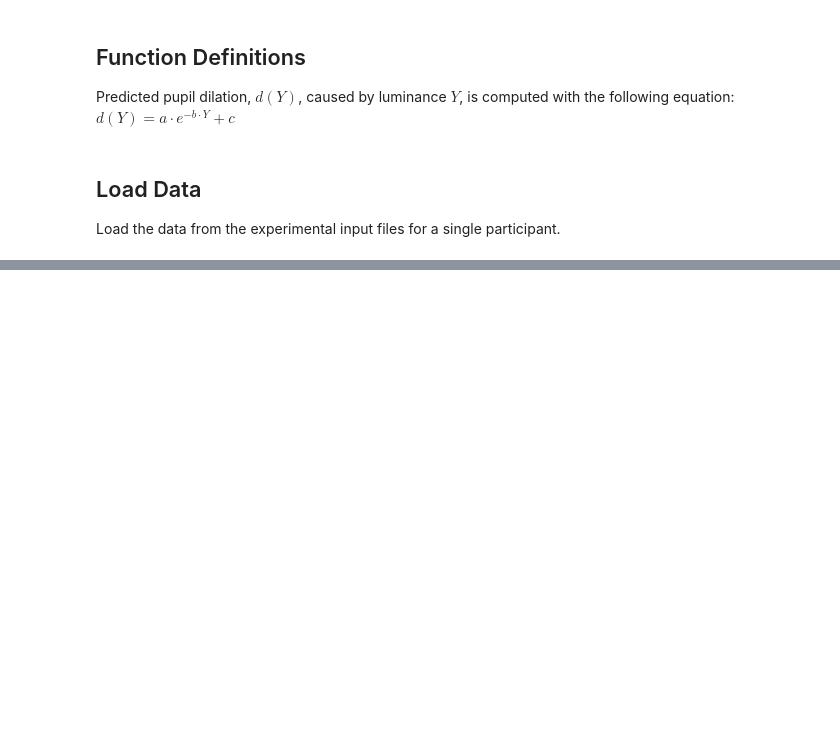
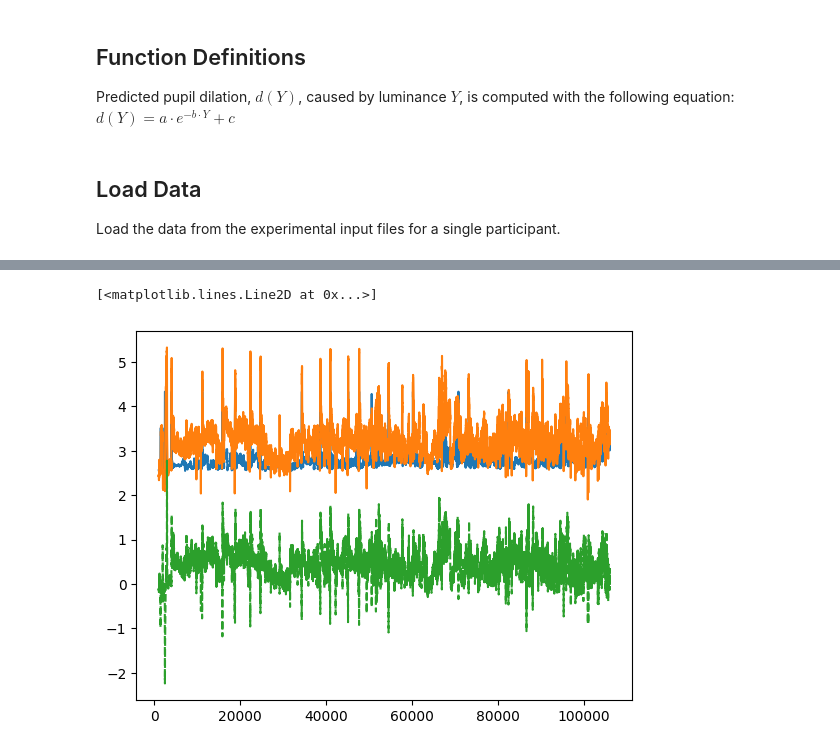
Before and after one commit to courtnicole/3d-path-cognition, a Jupyter notebook: demo.ipynb, the cells around one changed output, grey strips where cells are left out. Drawn from its saved outputs; the diff is of its cells as text; code cells hidden in the pictures; blank space fills up the shorter version.

```diff
--- a/demo.ipynb
+++ b/demo.ipynb
@@ -171,0 +157,13 @@ result = exp_mod.fit(y, params, x=x)
+# %%
+start = 1000
+plot_x = lookup_luminance_pupil_data[start:]['Luminance']
+predicted_plr = pupil_func(plot_x, a, b, c)
+
+plot_dif = lookup_luminance_pupil_data[start:]['pupilDiameter'] - predicted_plr
+
+plt.plot(lookup_luminance_pupil_data.index[start:], predicted_plr, '-', label='predicted')
+plt.plot(lookup_luminance_pupil_data.index[start:], lookup_luminance_pupil_data[start:]['pupilDiameter'], '-', label='actual')
+plt.plot(lookup_luminance_pupil_data.index[start:], plot_dif, '--', label='difference')
+# %% [output]
+[<matplotlib.lines.Line2D at 0x...>]
+[figure, added]
```
Also changed, not shown: parts of 5 cells of this notebook, 1 other file.
